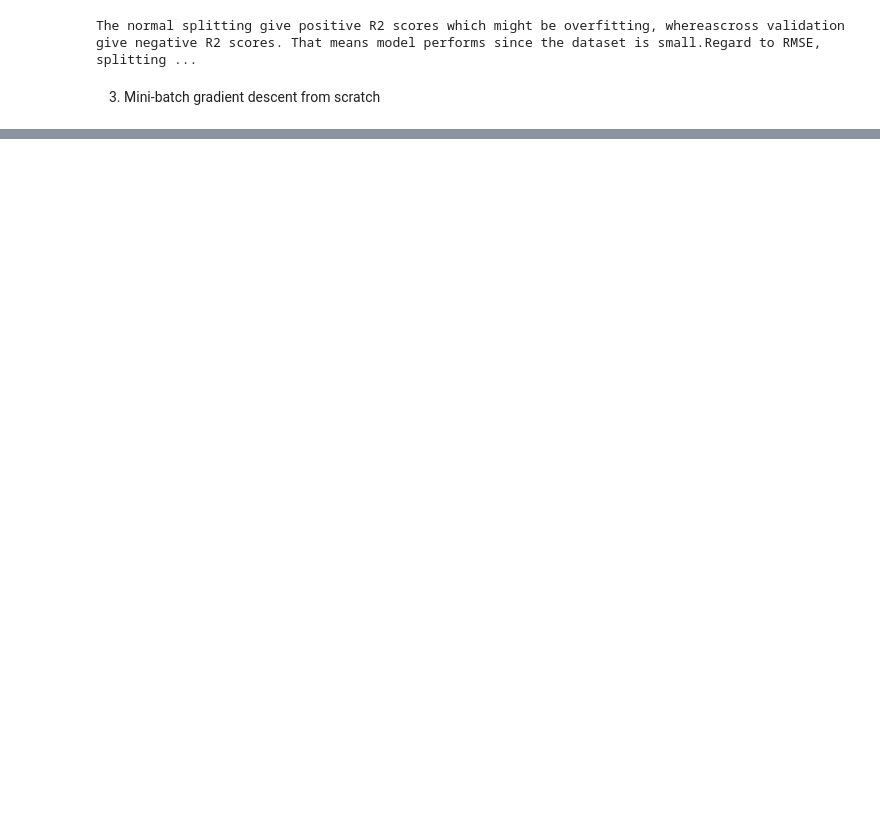
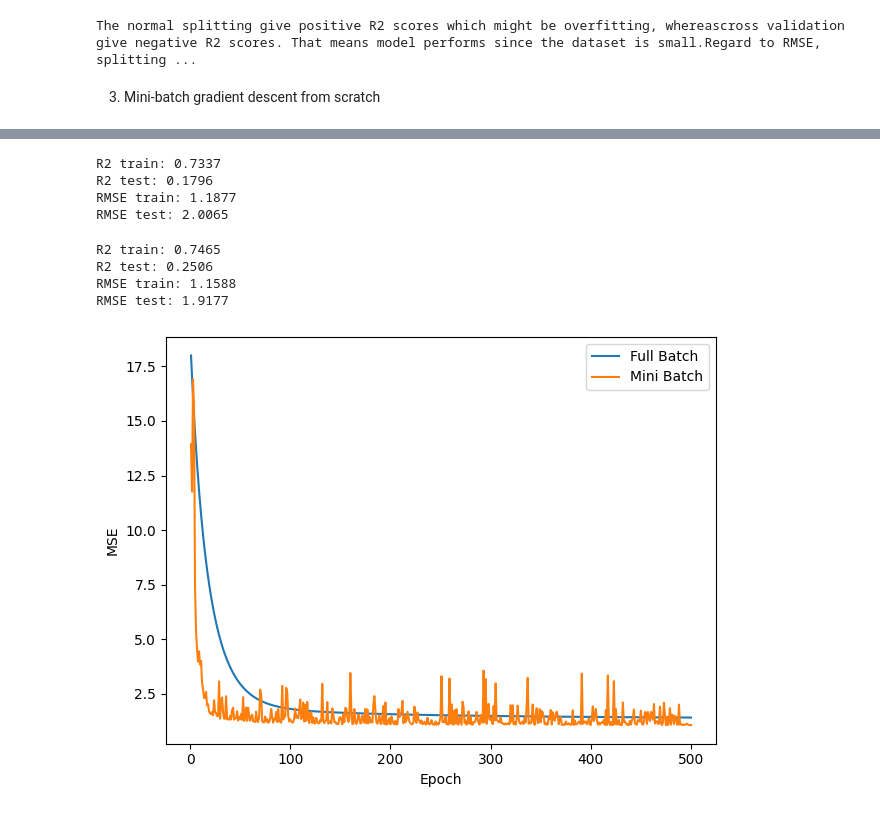
Before and after one commit to shotamuraishi/MATH4650_SP_2026_P01_G03_Muraishi, a Jupyter notebook: notebooks/temp.ipynb, the cells around one changed output, grey strips where cells are left out. Cells and saved outputs as stored; diff of their text form; code cells hidden in the pictures; blank space fills up the shorter version.

Commit message:
need to visualize performance

```diff
--- a/notebooks/temp.ipynb
+++ b/notebooks/temp.ipynb
@@ -202,7 +183,7 @@ y = df['murder.rate']
 # Fit the pipeline on the training split and evaluate it on the test split. Report R2 and RMSE for both splits.
 X_train, X_test, y_train, y_test = train_test_split(X, y, test_size=0.5, random_state=42)
 # %%
-pipeline.fit(X_train, y_train)
+lr.fit(X_train, y_train)
 # %% [output]
 Pipeline(steps=[('preprocessor',
                  ColumnTransformer(transformers=[('num',
@@ -343,7 +343,9 @@ class LinearRegressionGD(BaseEstimator, RegressorMixin):
 # %%
 # Train the full-batch LinearRegressionGD (Listing 1) with n iter=500 and eta=0.01.
 # Report training and test R2 and RMSE
-pipeline = Pipeline(steps=[
+full_batch = Pipeline(steps=[
     ('preprocessor', preprocessor),
-    ('lr', LinearRegressionGD(eta=0.01, n_iter=500, batch_size=1))
+    ('lr_full', LinearRegressionGD_FullBatch(eta=0.01, n_iter=500))
 ])
+
+full_batch.fit(X_train, y_train)
@@ -350,2 +369,0 @@ pipeline = Pipeline(steps=[
-# %%
-pipeline.fit(X_train, y_train)
@@ -389,0 +370,9 @@ RMSE test: 1.8494
+# %%
+# Train your mini-batch LinearRegressionGD with batch size=8, n iter=500, and eta=0.01.
+# Report training and test R2 and RMSE.
+
+mini_batch = Pipeline(steps=[
+    ('preprocessor', preprocessor),
+    ('lr_mini', LinearRegressionGD_MiniBatch(eta=0.01, n_iter=500, batch_size=8))
+])
+mini_batch.fit(X_train, y_train)
@@ -389,0 +397,57 @@ RMSE test: 1.8494
+# %%
+y_train_pred = full_batch.predict(X_train)
+y_test_pred = full_batch.predict(X_test)
+
+r2_train = r2_score(y_train, y_train_pred)
+r2_test = r2_score(y_test, y_test_pred)
+
+rmse_train = np.sqrt(mean_squared_error(y_train, y_train_pred))
+rmse_test = np.sqrt(mean_squared_error(y_test, y_test_pred))
+
+print(f"R2 train: {r2_train:.4f}")
+print(f"R2 test: {r2_test:.4f}")
+
+print(f"RMSE train: {rmse_train:.4f}")
+print(f"RMSE test: {rmse_test:.4f}")
+# %% [output]
+R2 train: 0.7337
+R2 test: 0.1796
+RMSE train: 1.1877
+RMSE test: 2.0065
+# %%
+y_train_pred = mini_batch.predict(X_train)
+y_test_pred = mini_batch.predict(X_test)
+
+r2_train = r2_score(y_train, y_train_pred)
+r2_test = r2_score(y_test, y_test_pred)
+
+rmse_train = np.sqrt(mean_squared_error(y_train, y_train_pred))
+rmse_test = np.sqrt(mean_squared_error(y_test, y_test_pred))
+
+print(f"R2 train: {r2_train:.4f}")
+print(f"R2 test: {r2_test:.4f}")
+
+print(f"RMSE train: {rmse_train:.4f}")
+print(f"RMSE test: {rmse_test:.4f}")
+# %% [output]
+R2 train: 0.7465
+R2 test: 0.2506
+RMSE train: 1.1588
+RMSE test: 1.9177
+# %%
+# Plot the loss curve (epoch on the x-axis, MSE on the y-axis) for both models on the same
+# axes. Confirm that the loss decreases and stabilises for each. Label each curve clearly.
+lr_full = full_batch.named_steps['lr_full']
+lr_mini = mini_batch.named_steps['lr_mini']
+
+# Plot loss history
+plt.plot(range(1, lr_full.n_iter+1), lr_full.losses_, label='Full Batch')
+plt.plot(range(1, lr_mini.n_iter+1), lr_mini.losses_, label='Mini Batch')
+plt.ylabel('MSE')
+plt.xlabel('Epoch')
+plt.legend()
+plt.tight_layout()
+#plt.savefig('figures/09_06.png', dpi=300)
+plt.show()
+# %% [output]
+[figure, added]
```
Also changed, not shown: parts of 19 cells of this notebook.
